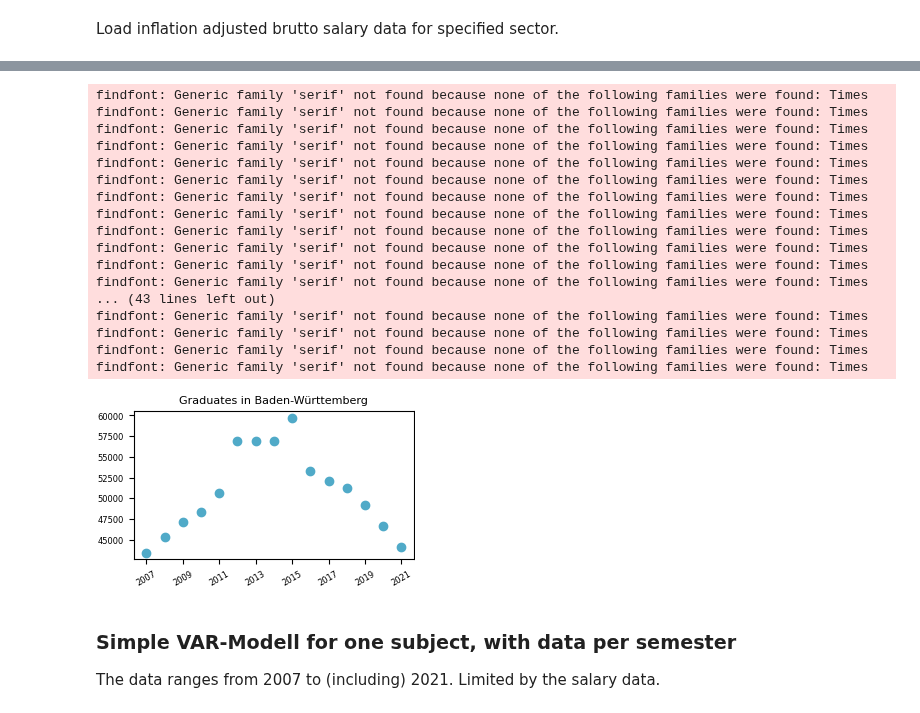
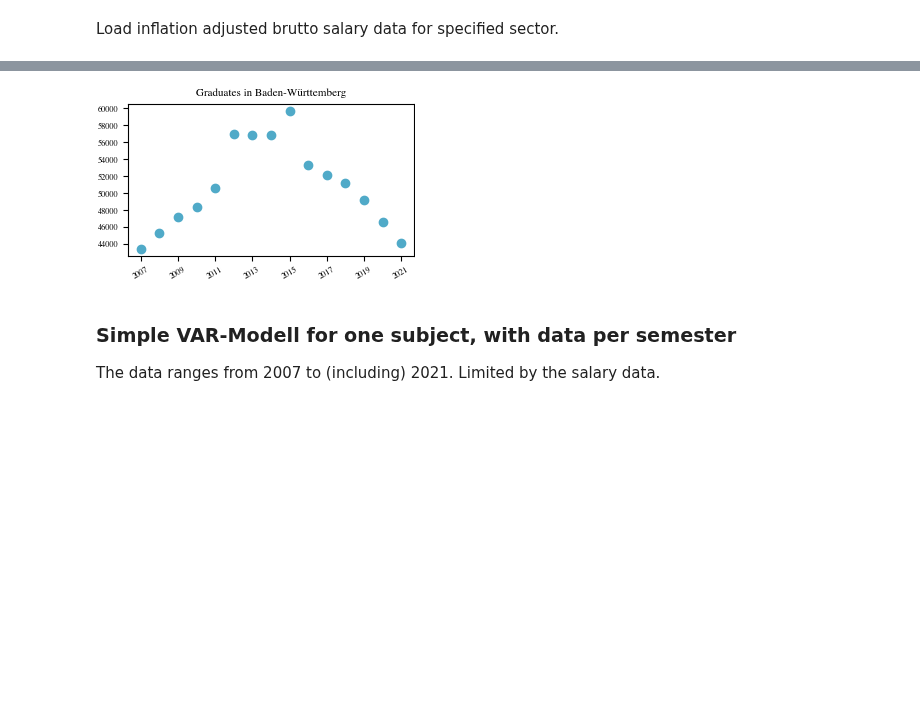
Before and after one commit to mxs01/AnalysingStudentDevelopment, a Jupyter notebook: exp/exp_01_regression.ipynb, the cells around one changed output, grey strips where cells are left out. Saved outputs shown, nothing was run; the diff lists cells and outputs as text; code cells hidden in the pictures; blank space fills up the shorter version.

```diff
--- a/exp/exp_01_regression.ipynb
+++ b/exp/exp_01_regression.ipynb
@@ -107,43 +73,16 @@ findfont: Generic family 'serif' not found because none of the following familie
 # %%
 years = getAllGraduatesYears()
 years = years[37:52]
 graduatesInBW = getGraduatesInBwFor(years = years)
 
-newVal = (graduatesInBW[4] + graduatesInBW[6])/2
-#Use average of 2011 and 2013 for 2012
-#graduatesInBW[5] = newVal
-
-#Use the averrage and add 1/4 of the missing student to 2012 and the next 3 years
-diff = graduatesInBW[5] - newVal
-graduatesInBW[5] = newVal + diff/4
-graduatesInBW[6] = graduatesInBW[6] + diff/4
-graduatesInBW[7] = graduatesInBW[7] + diff/4
-graduatesInBW[8] = graduatesInBW[8] +  diff/4
 
 plt.rcParams.update(bundles.icml2022(column="half", nrows=1, ncols=1, usetex=False))
 plt.scatter(years, graduatesInBW, color=COL_STUDENT)
 plt.xticks(ticks=years[::2], rotation=30)
 plt.title('Graduates in Baden-Württemberg')
 plt.show()
 # %% [output]
-findfont: Generic family 'serif' not found because none of the following families were found: Times
-findfont: Generic family 'serif' not found because none of the following families were found: Times
-findfont: Generic family 'serif' not found because none of the following families were found: Times
-findfont: Generic family 'serif' not found because none of the following families were found: Times
-findfont: Generic family 'serif' not found because none of the following families were found: Times
-findfont: Generic family 'serif' not found because none of the following families were found: Times
-findfont: Generic family 'serif' not found because none of the following families were found: Times
-findfont: Generic family 'serif' not found because none of the following families were found: Times
-findfont: Generic family 'serif' not found because none of the following families were found: Times
-findfont: Generic family 'serif' not found because none of the following families were found: Times
-findfont: Generic family 'serif' not found because none of the following families were found: Times
-findfont: Generic family 'serif' not found because none of the following families were found: Times
-... (43 lines left out)
-findfont: Generic family 'serif' not found because none of the following families were found: Times
-findfont: Generic family 'serif' not found because none of the following families were found: Times
-findfont: Generic family 'serif' not found because none of the following families were found: Times
-findfont: Generic family 'serif' not found because none of the following families were found: Times
-[figure, old version]
+[figure, new version]
 # %% [markdown]
 ### Simple VAR-Modell for one subject, with data per semester
 
```
Also changed, not shown: parts of 4 cells of this notebook, 4 other files.
